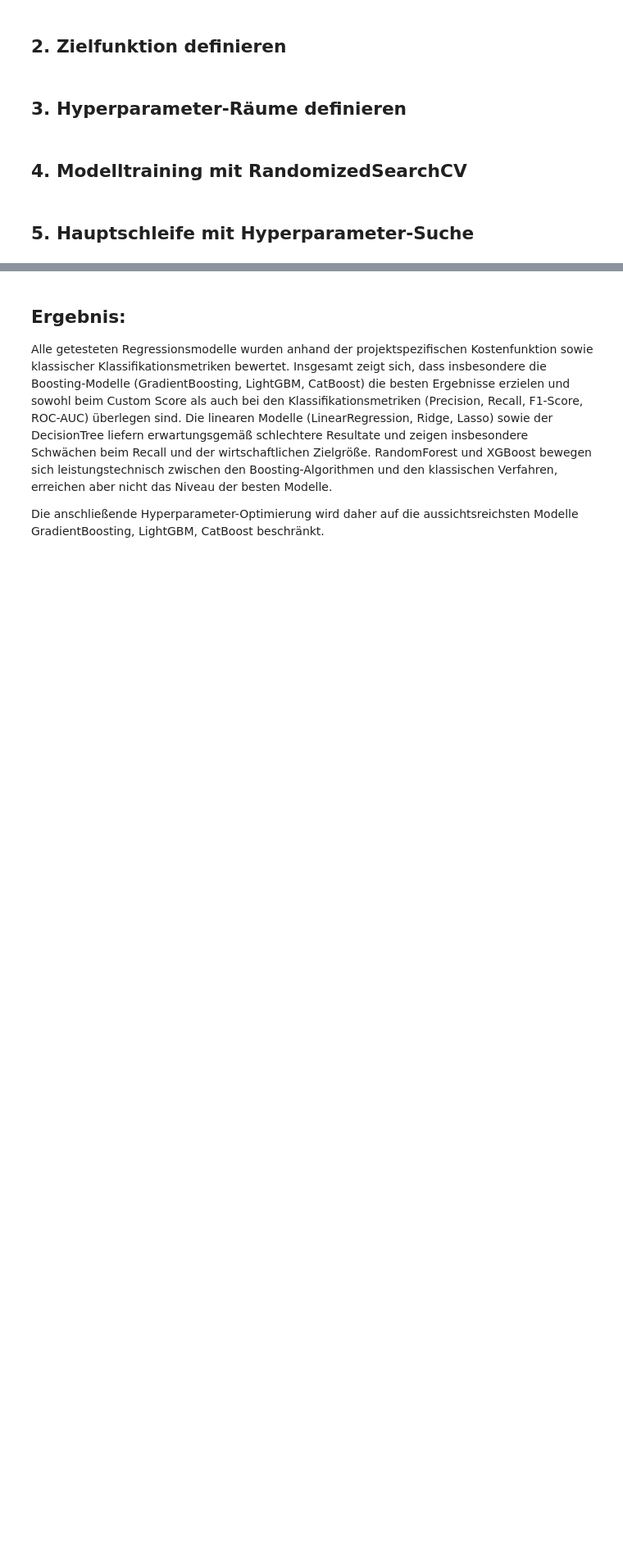
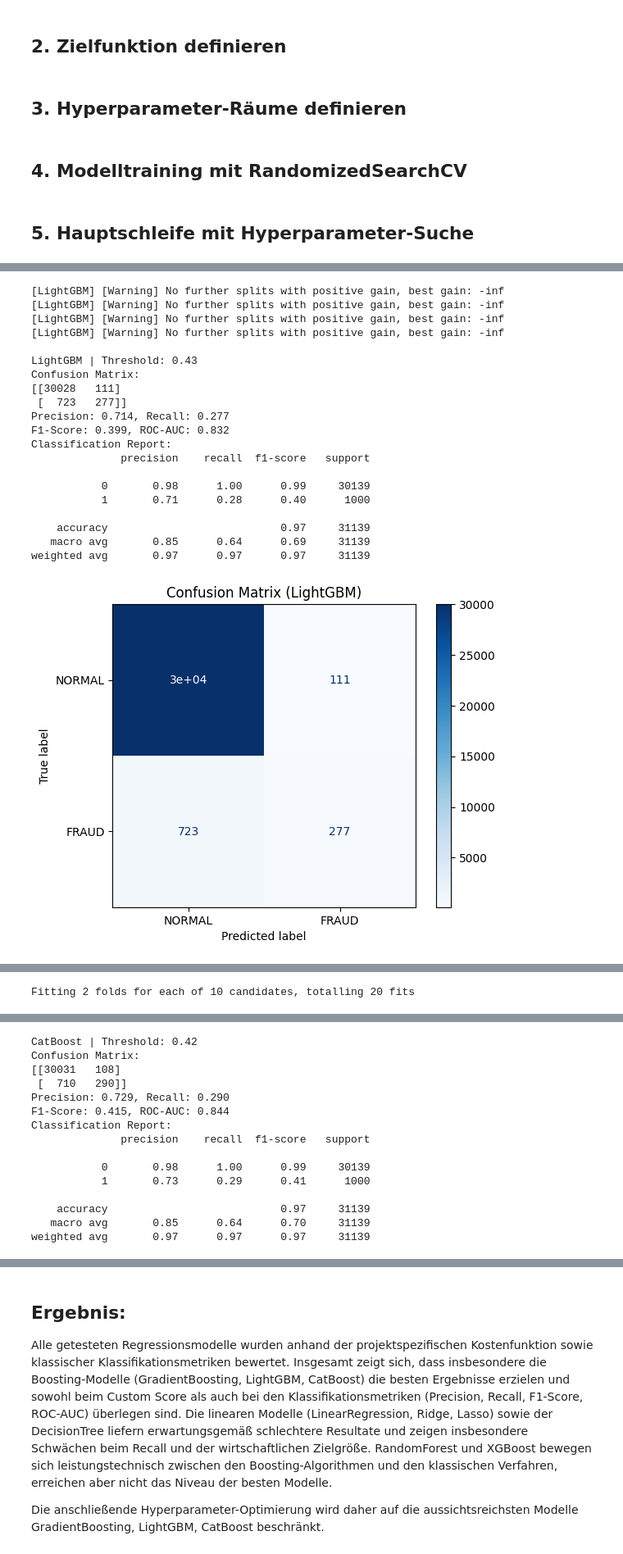
Before and after one commit to David-Leatham/project_data_science, a Jupyter notebook: models/02_RegressionModellVergleich.ipynb, the cells around one changed output, grey strips where cells are left out. Shown at 82% size. Drawn from its saved outputs; the diff is of its cells as text; code cells hidden in the pictures; blank space fills up the shorter version.

```diff
--- a/models/02_RegressionModellVergleich.ipynb
+++ b/models/02_RegressionModellVergleich.ipynb
@@ -70,34 +70,37 @@ from scipy.stats import randint, uniform
 
 # Hyperparameter-Räume für jedes Modell
 param_distributions = {
-    "GradientBoosting": {
-        'regressor__n_estimators': randint(50, 500),
-        'regressor__max_depth': randint(3, 10),
-        'regressor__learning_rate': uniform(0.01, 0.3),
-        'regressor__subsample': uniform(0.6, 0.4)
-    },
-    "CatBoost": {
-        'regressor__iterations': randint(50, 500),
-        'regressor__depth': randint(3, 10),
-        'regressor__learning_rate': uniform(0.01, 0.3),
-        'regressor__subsample': uniform(0.6, 0.4)
-    },
+    #"GradientBoosting": {
+     #   'regressor__n_estimators': randint(50, 500),
+      #  'regressor__max_depth': randint(3, 10),
+       # 'regressor__learning_rate': uniform(0.01, 0.3),
+        #'regressor__subsample': uniform(0.6, 0.4)
+    #},
     "LightGBM": {
         'regressor__n_estimators': randint(50, 500),
         'regressor__max_depth': randint(3, 10),
         'regressor__learning_rate': uniform(0.01, 0.3),
         'regressor__num_leaves': randint(20, 150),
         'regressor__subsample': uniform(0.6, 0.4)
+    },
+
+    "CatBoost": {
+        'regressor__iterations': randint(50, 500),
+        'regressor__depth': randint(3, 10),
+        'regressor__learning_rate': uniform(0.01, 0.3),
+        'regressor__subsample': uniform(0.6, 0.4)
     }
+
 }
 # %% [markdown]
 ## 4. Modelltraining mit RandomizedSearchCV
 # %%
 # Modell-Definition
 models = {
-    "GradientBoosting": GradientBoostingRegressor(random_state=42),
-    "CatBoost": cb.CatBoostRegressor(verbose=0, random_state=42, thread_count=4),
-    "LightGBM": lgb.LGBMRegressor(random_state=42, n_jobs=4)
+    #"GradientBoosting": GradientBoostingRegressor(random_state=42),
+    "LightGBM": lgb.LGBMRegressor(random_state=42, n_jobs=4),
+    "CatBoost": cb.CatBoostRegressor(verbose=0, random_state=42, thread_count=4)
+
 }
 
 # Pipelines erstellen
@@ -163,10 +166,10 @@ for name, pipeline in pipelines.items():
     search = RandomizedSearchCV(
         pipeline,
         param_distributions[name],
-        n_iter=20,
+        n_iter=10,
         scoring=custom_scorer,
         n_jobs=1,
-        cv=StratifiedKFold(n_splits=3),
+        cv=StratifiedKFold(n_splits=2),
         random_state=42,
         verbose=1
     )
@@ -222,0 +243,21 @@ KeyboardInterrupt:
+[LightGBM] [Warning] No further splits with positive gain, best gain: -inf
+[LightGBM] [Warning] No further splits with positive gain, best gain: -inf
+[LightGBM] [Warning] No further splits with positive gain, best gain: -inf
+[LightGBM] [Warning] No further splits with positive gain, best gain: -inf
+
+LightGBM | Threshold: 0.43
+Confusion Matrix:
+[[30028   111]
+ [  723   277]]
+Precision: 0.714, Recall: 0.277
+F1-Score: 0.399, ROC-AUC: 0.832
+Classification Report:
+              precision    recall  f1-score   support
+
+           0       0.98      1.00      0.99     30139
+           1       0.71      0.28      0.40      1000
+
+    accuracy                           0.97     31139
+   macro avg       0.85      0.64      0.69     31139
+weighted avg       0.97      0.97      0.97     31139
+[figure, added]
@@ -222,0 +266 @@ KeyboardInterrupt:
+Fitting 2 folds for each of 10 candidates, totalling 20 fits
@@ -222,0 +269,15 @@ KeyboardInterrupt:
+CatBoost | Threshold: 0.42
+Confusion Matrix:
+[[30031   108]
+ [  710   290]]
+Precision: 0.729, Recall: 0.290
+F1-Score: 0.415, ROC-AUC: 0.844
+Classification Report:
+              precision    recall  f1-score   support
+
+           0       0.98      1.00      0.99     30139
+           1       0.73      0.29      0.41      1000
+
+    accuracy                           0.97     31139
+   macro avg       0.85      0.64      0.70     31139
+weighted avg       0.97      0.97      0.97     31139
```
Also changed, not shown: parts of 1 cell of this notebook.
